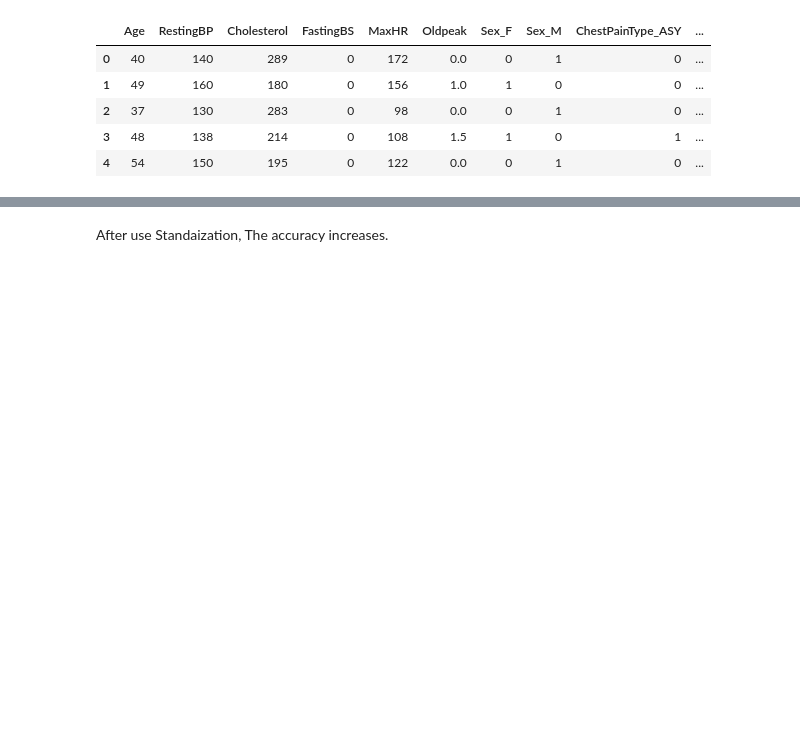
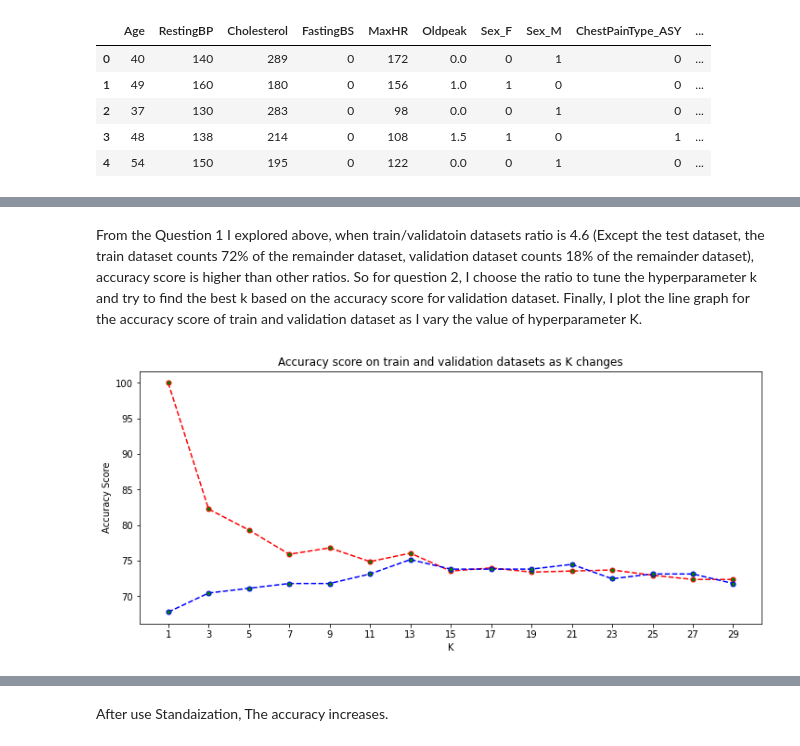
Before and after one commit to LONG-xy/Rsum_assessment, a Jupyter notebook: SectionC.ipynb, the cells around one changed output, grey strips where cells are left out. Drawn from its saved outputs; the diff is of its cells as text; code cells hidden in the pictures; blank space fills up the shorter version.

```diff
--- a/SectionC.ipynb
+++ b/SectionC.ipynb
@@ -276,0 +196,47 @@ I get 86.96% prediction accuracy on test dataset.
+# %% [markdown]
+From the Question 1 I explored above, when train/validatoin datasets ratio is 4.6 (Except the test dataset, the train dataset counts 72% of the remainder dataset, validation dataset counts 18% of the remainder dataset), accuracy score is higher than other ratios. So for question 2, I choose the ratio to tune the hyperparameter k and try to find the best k based on the accuracy score for validation dataset. Finally, I plot the line graph for the accuracy score of train and validation dataset as I vary the value of hyperparameter K.
+# %%
+from sklearn.neighbors import KNeighborsClassifier
+
+X_train, X_validation, y_train, y_validation = train_test_split(X_remain, y_remain, test_size = 0.18,random_state = 0)
+
+
+# Set k to an odd value in the binary classification to avoid ties.
+k_range = list(range(1,30,2))
+# Use a list to store how the accuracy socore varis as the k changes.
+k_list = []
+Q2_train_accuracy_score = []
+Q2_validation_accuracy_score = []
+
+# Train KNN model and tune the hyperparameter K
+for k in k_range:
+
+    knn_2 = KNeighborsClassifier(n_neighbors = k)
+    knn_2.fit(X_train, y_train)
+
+    y_train_pred = knn_2.predict(X_train)
+    y_validation_pred = knn_2.predict(X_validation)
+
+    Q2_train_explore_accuracy = round(accuracy_score(y_train,y_train_pred)*100,2)
+    Q2_validation_explore_accuracy = round(accuracy_score(y_validation,y_validation_pred)*100,2)
+
+    Q2_train_accuracy_score.append(Q2_train_explore_accuracy)
+    Q2_validation_accuracy_score.append(Q2_validation_explore_accuracy)
+    k_list.append(k)
+
+
+
+plt.figure(figsize=(12,5))
+
+plt.plot(k_list, Q2_train_accuracy_score,marker = "o",markerfacecolor = "green",
+         linestyle = "dashed" ,color = "red",markersize = 5)
+plt.plot(k_list, Q2_validation_accuracy_score,marker = "o",markerfacecolor = "green",
+         linestyle = "dashed" ,color = "blue",markersize = 5)
+
+plt.title('Accuracy score on train and validation datasets as K changes')
+plt.xticks(k_list)
+plt.xlabel('K')
+plt.ylabel('Accuracy Score')
+plt.show()
+# %% [output]
+[figure, added]
```
Also changed, not shown: parts of 45 cells of this notebook.
